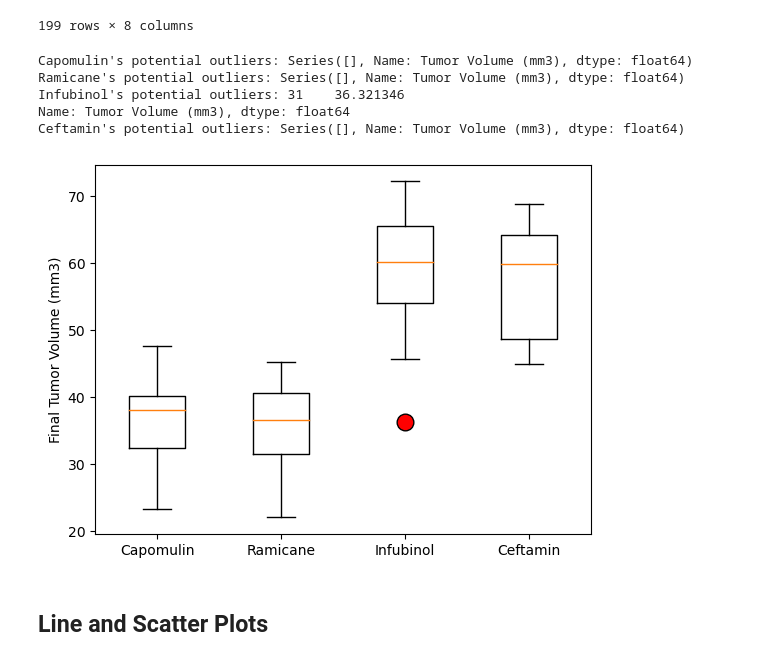
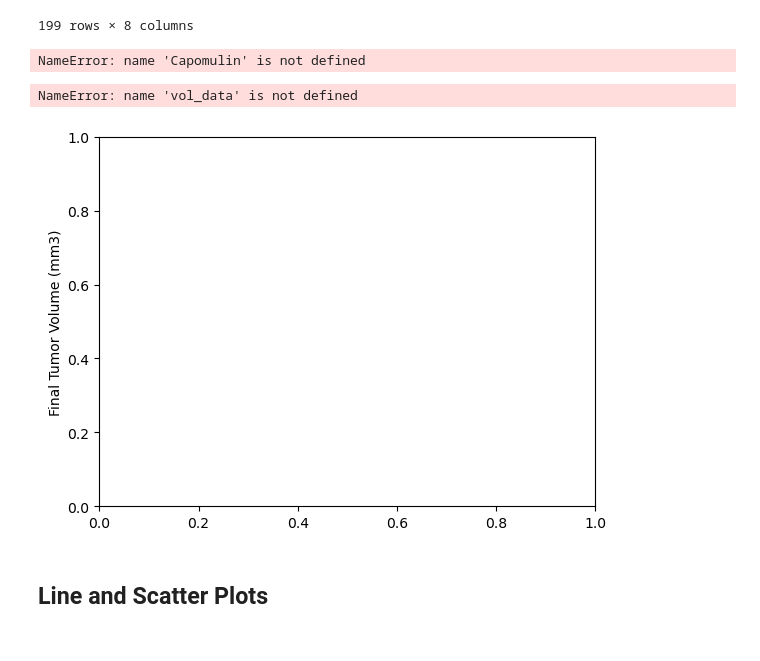
Before and after one commit to acwalker5875/DataVisualization-Challenge, a Jupyter notebook: Pymaceuticals/pymaceuticals_solution.ipynb, the cells around one changed output. Saved outputs shown, nothing was run; the diff lists cells and outputs as text; code cells hidden in the pictures.

Commit message:
fixing errors

```diff
--- a/Pymaceuticals/pymaceuticals_solution.ipynb
+++ b/Pymaceuticals/pymaceuticals_solution.ipynb
@@ -201,16 +223,18 @@ treatment_df
 199 rows × 8 columns
 # %%
 # Put treatments into a list for for loop (and later for plot labels)
-treatments = [Capomulin, Ceftamin, Infubinol, Ramicane]
+treatments = ['Capomulin', 'Ceftamin', 'Infubinol', 'Ramicane']
 
 # Create empty list to fill with tumor vol data (for plotting)
 vol_data = []
 
 # Calculate the IQR and quantitatively determine if there are any potential outliers.
-quartiles = "".quartile([.25,.5,.75])
-lowerq = quartiles[0.25]
-upperq = quartiles[0.75]
-iqr = upperq-lowerq
+for treatment in treatments:
+
+    quartiles = vol_data.quartile([.25,.5,.75])
+    lowerq = quartiles[0.25]
+    upperq = quartiles[0.75]
+    iqr = upperq-lowerq
 
     # Locate the rows which contain mice on each drug and get the tumor volumes
 
@@ -219,19 +243,19 @@ iqr = upperq-lowerq
 
 
     # Determine outliers using upper and lower bounds
-upper_bound = upperq + (1.5*iqr)
-lower_bound = lowerq - (1.5*iqr)
+    upper_bound = upperq + (1.5*iqr)
+    lower_bound = lowerq - (1.5*iqr)
 # %% [output]
-Capomulin's potential outliers: Series([], Name: Tumor Volume (mm3), dtype: float64)
-Ramicane's potential outliers: Series([], Name: Tumor Volume (mm3), dtype: float64)
-Infubinol's potential outliers: 31    36.321346
-Name: Tumor Volume (mm3), dtype: float64
-Ceftamin's potential outliers: Series([], Name: Tumor Volume (mm3), dtype: float64)
+NameError: name 'Capomulin' is not defined
 # %%
 # Generate a box plot that shows the distrubution of the tumor volume for each treatment group.
-boxplot = df.boxplot(by= )
+fig1, ax1 = plt.subplots()
+ax1.set_ylabel('Final Tumor Volume (mm3)')
+ax1.boxplot(vol_data)
+plt.show()
 # %% [output]
+NameError: name 'vol_data' is not defined
-[figure, old version]
+[figure, new version]
 # %% [markdown]
 ## Line and Scatter Plots
 # %%
```
Also changed, not shown: parts of 4 cells of this notebook.
